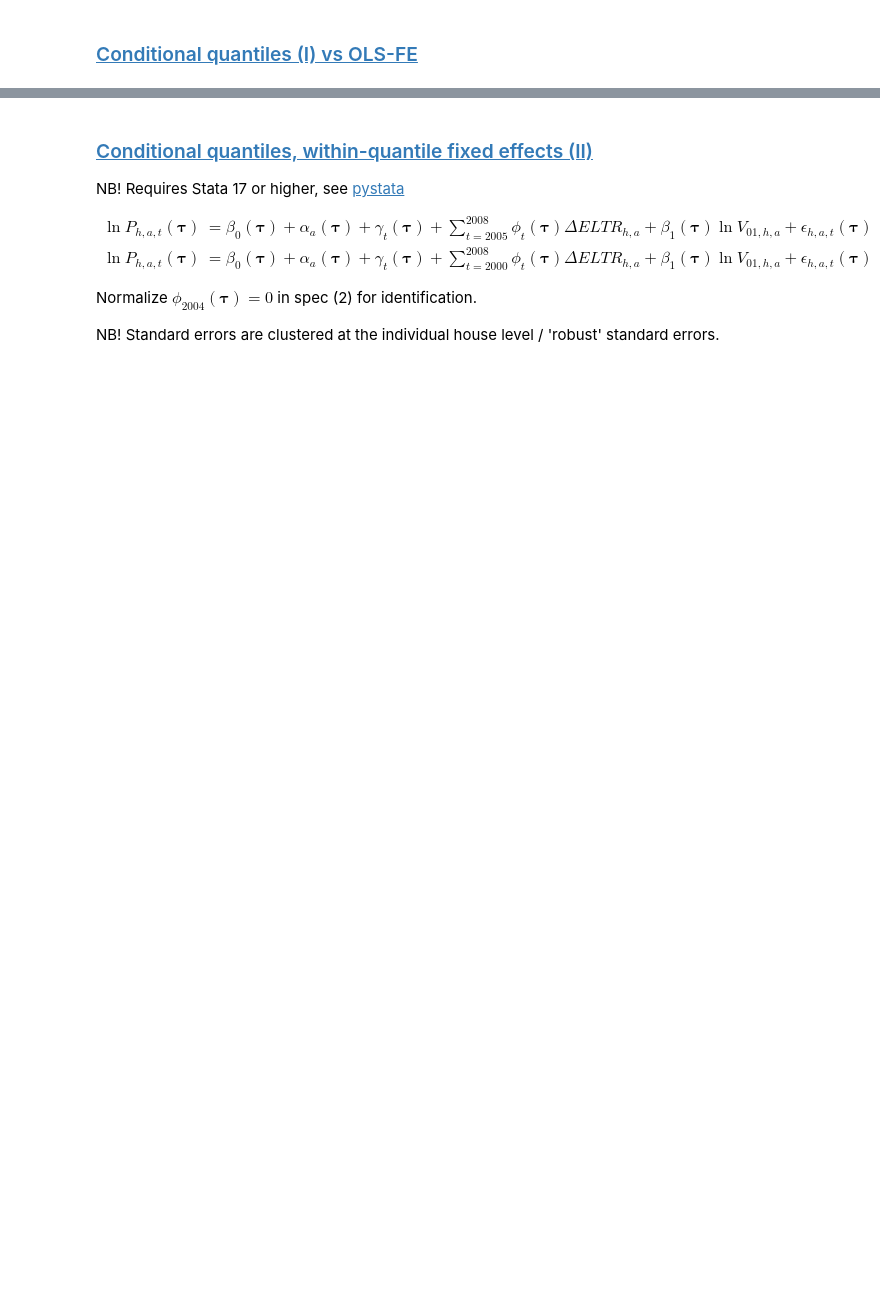
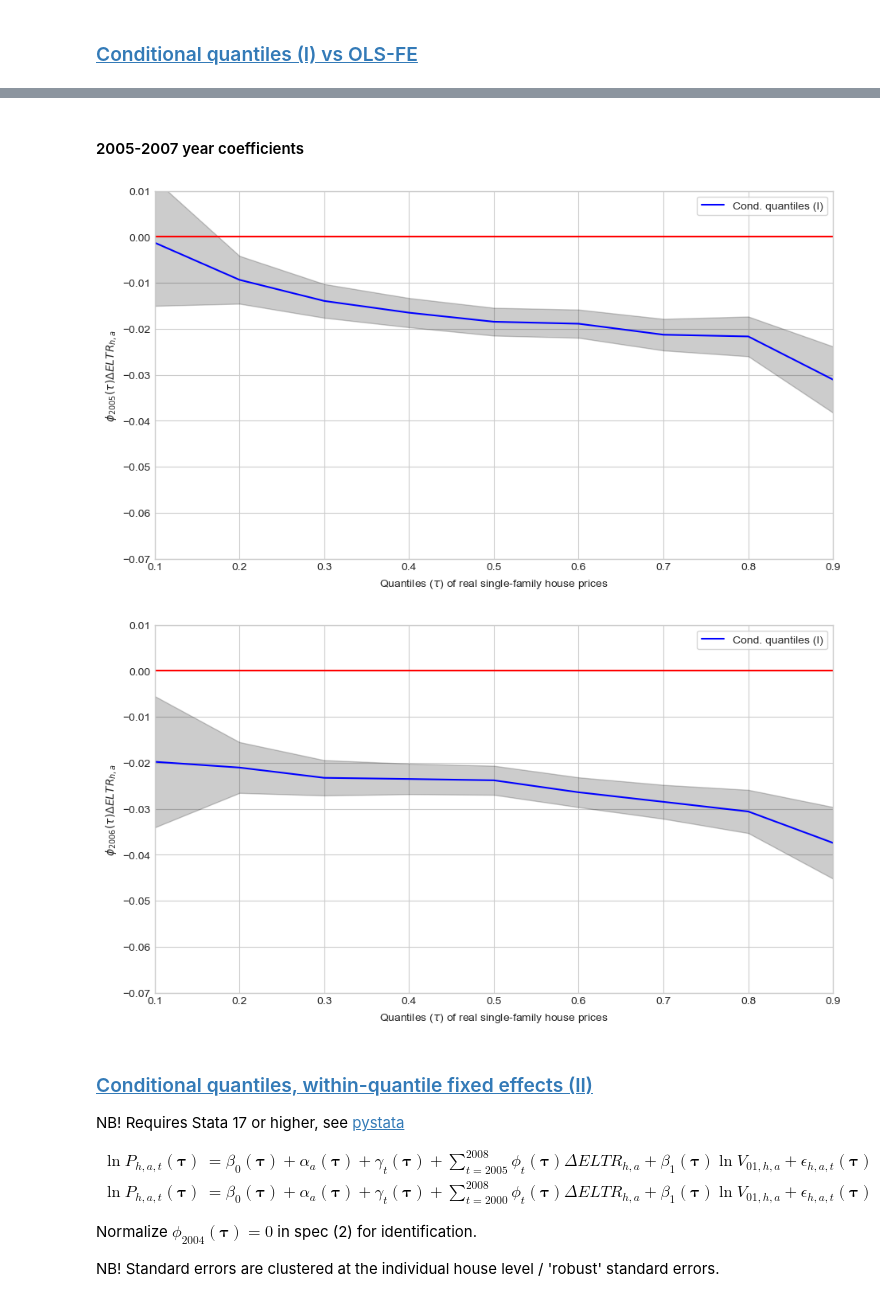
Before and after one commit to jorgenhost/No_taxation_without_capitalization, a Jupyter notebook: 4_main.ipynb, the cells around one changed output, grey strips where cells are left out. Cells and saved outputs as stored; diff of their text form; code cells hidden in the pictures; blank space fills up the shorter version.

```diff
--- a/4_main.ipynb
+++ b/4_main.ipynb
@@ -662,3 +658,28 @@ plt.show()
+# %% [markdown]
+#### 2005-2007 year coefficients
+# %%
+years = [2005, 2006]
+
+for year in years:
+    var_name = f'year{year}_delta_tax_eff'
+    df_sub_set=models_fe_across[models_fe_across['varname']==var_name]
+
+    param_name = r'$\phi_{{{year}}}(\tau) \Delta E L T R_{{h,a}}$'.format(year=year)
+    plot_name = f'quant_reg_v_ols_{year}'
+
+    plt.plot(df_sub_set.q, df_sub_set.coefs, color="blue", label="Cond. quantiles (I)")
+    plt.fill_between(df_sub_set.q, df_sub_set.lb, df_sub_set.ub, alpha=0.2, color="black")
+    plt.ylabel(param_name)
+    plt.xlabel(r"Quantiles ($\tau$) of real single-family house prices")
+    plt.axhline(0, color='red')
+    plt.xlim(0.1, 0.9)
+    plt.ylim(-0.07, 0.01)
+    plt.legend(frameon=True)
+    plt.savefig(f'figs/fig_{plot_name}.pdf', bbox_inches='tight')
+    plt.show()
+# %% [output]
+[figure, added]
+[figure, added]
 # %% [markdown]
 ### <a id='toc3_1_4_'></a>[Conditional quantiles, within-quantile fixed effects (II)](#toc0_)
 NB! Requires Stata 17 or higher, see [pystata](https://www.stata.com/python/pystata18/notebook/Quick%20Start0.html)
```
Also changed, not shown: parts of 13 cells of this notebook, 54 other files.
